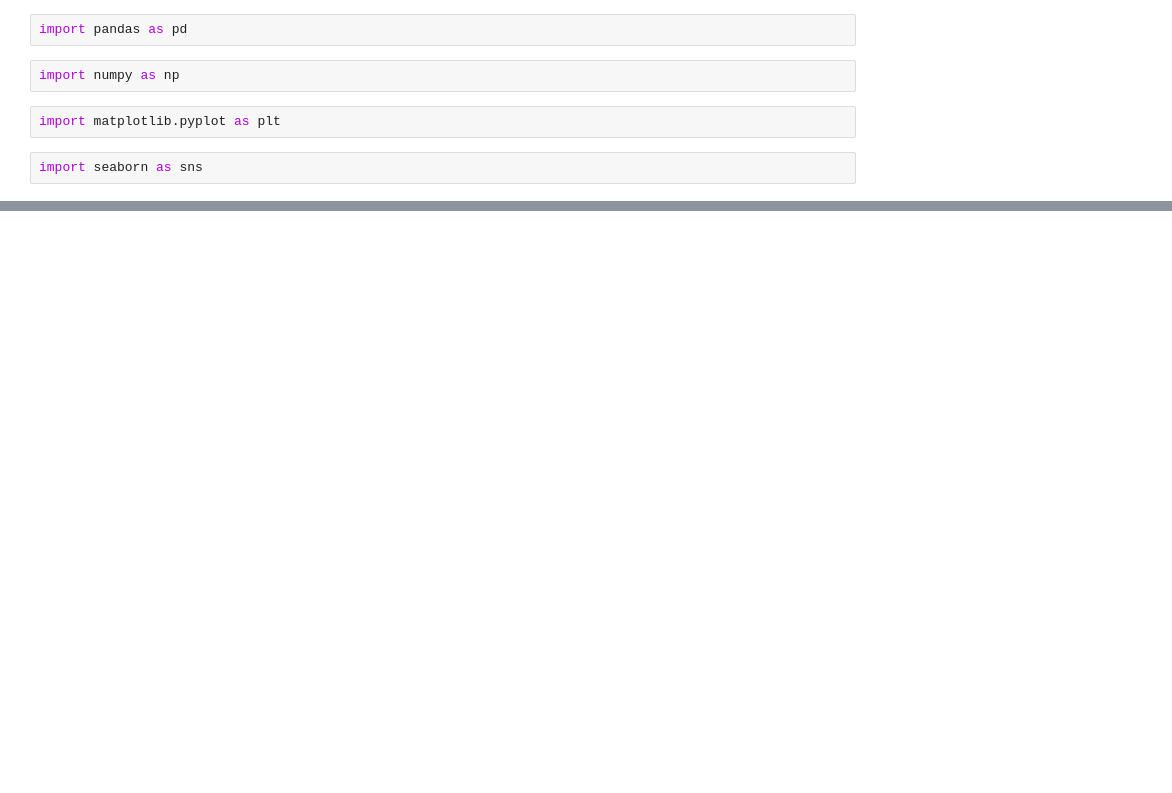
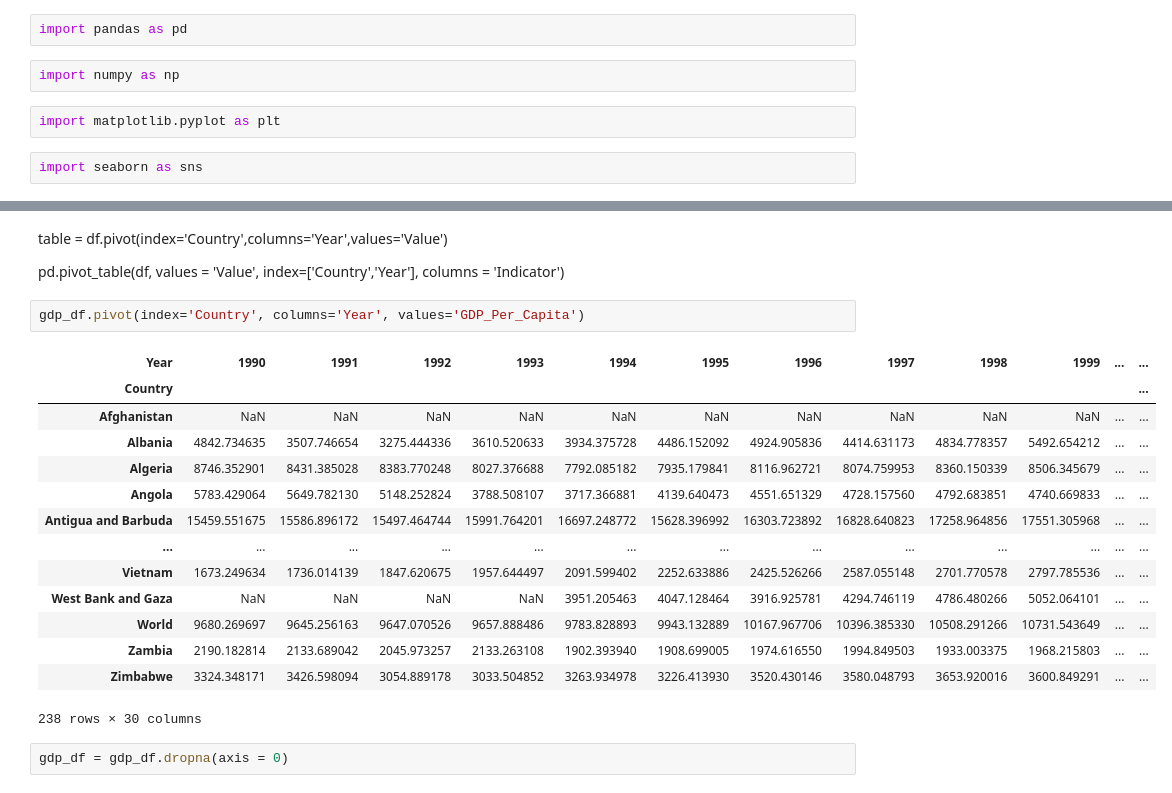
Before and after one commit to nss-data-science-cohort-6/un_data_question-gtcolorado, a Jupyter notebook: Notebooks/UN_Data_Exploration.ipynb, the cells around one changed output, grey strips where cells are left out. Cells and saved outputs as stored; diff of their text form; blank space fills up the shorter version.

```diff
--- a/Notebooks/UN_Data_Exploration.ipynb
+++ b/Notebooks/UN_Data_Exploration.ipynb
@@ -12,0 +292,24 @@ NameError: name 'pd' is not defined
+# %% [markdown]
+table = df.pivot(index='Country',columns='Year',values='Value')
+
+
+pd.pivot_table(df, values = 'Value', index=['Country','Year'], columns = 'Indicator')
+# %%
+gdp_df.pivot(index='Country', columns='Year', values='GDP_Per_Capita')
+# %% [output]
+| Year | 1990 | 1991 | 1992 | 1993 | 1994 | 1995 | 1996 | 1997 | 1998 | 1999 | ... | ... |
+| Country |  |  |  |  |  |  |  |  |  |  |  | ... |
+| Afghanistan | NaN | NaN | NaN | NaN | NaN | NaN | NaN | NaN | NaN | NaN | ... | ... |
+| Albania | 4842.734635 | 3507.746654 | 3275.444336 | 3610.520633 | 3934.375728 | 4486.152092 | 4924.905836 | 4414.631173 | 4834.778357 | 5492.654212 | ... | ... |
+| Algeria | 8746.352901 | 8431.385028 | 8383.770248 | 8027.376688 | 7792.085182 | 7935.179841 | 8116.962721 | 8074.759953 | 8360.150339 | 8506.345679 | ... | ... |
+| Angola | 5783.429064 | 5649.782130 | 5148.252824 | 3788.508107 | 3717.366881 | 4139.640473 | 4551.651329 | 4728.157560 | 4792.683851 | 4740.669833 | ... | ... |
+| Antigua and Barbuda | 15459.551675 | 15586.896172 | 15497.464744 | 15991.764201 | 16697.248772 | 15628.396992 | 16303.723892 | 16828.640823 | 17258.964856 | 17551.305968 | ... | ... |
+| ... | ... | ... | ... | ... | ... | ... | ... | ... | ... | ... | ... | ... |
+| Vietnam | 1673.249634 | 1736.014139 | 1847.620675 | 1957.644497 | 2091.599402 | 2252.633886 | 2425.526266 | 2587.055148 | 2701.770578 | 2797.785536 | ... | ... |
+| West Bank and Gaza | NaN | NaN | NaN | NaN | 3951.205463 | 4047.128464 | 3916.925781 | 4294.746119 | 4786.480266 | 5052.064101 | ... | ... |
+| World | 9680.269697 | 9645.256163 | 9647.070526 | 9657.888486 | 9783.828893 | 9943.132889 | 10167.967706 | 10396.385330 | 10508.291266 | 10731.543649 | ... | ... |
+| Zambia | 2190.182814 | 2133.689042 | 2045.973257 | 2133.263108 | 1902.393940 | 1908.699005 | 1974.616550 | 1994.849503 | 1933.003375 | 1968.215803 | ... | ... |
+| Zimbabwe | 3324.348171 | 3426.598094 | 3054.889178 | 3033.504852 | 3263.934978 | 3226.413930 | 3520.430146 | 3580.048793 | 3653.920016 | 3600.849291 | ... | ... |
+238 rows × 30 columns
+# %%
+gdp_df = gdp_df.dropna(axis = 0)
```
Also changed, not shown: parts of 41 cells of this notebook.
